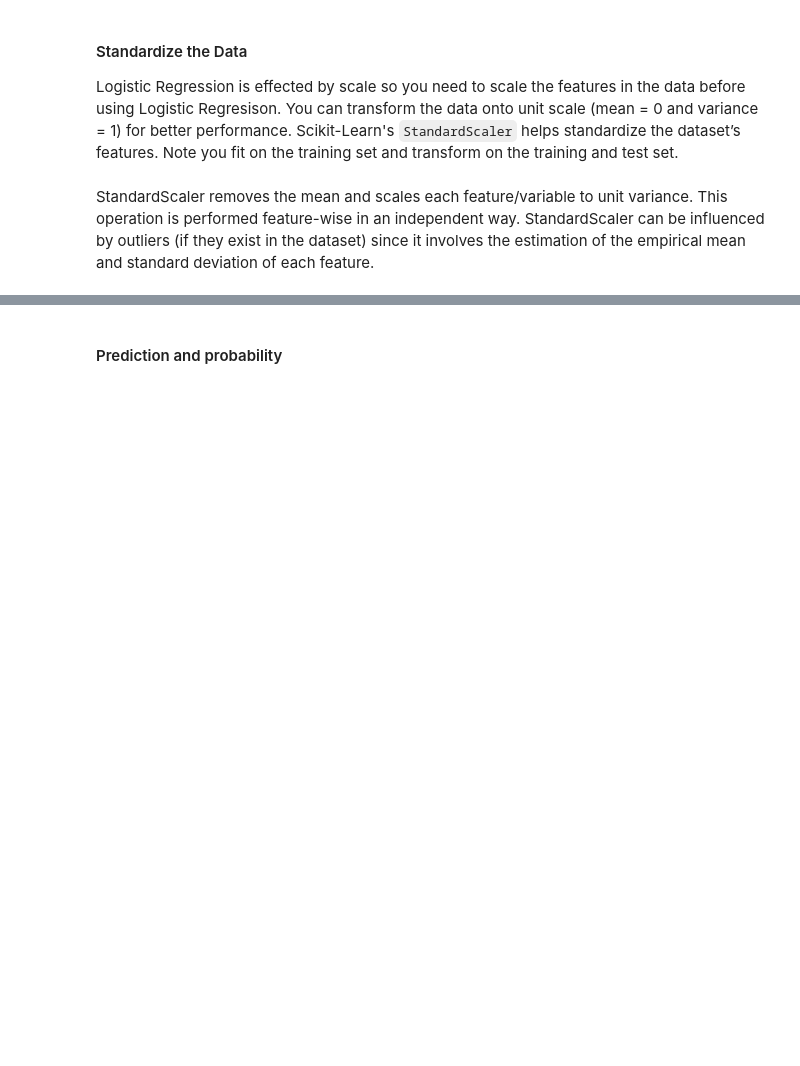
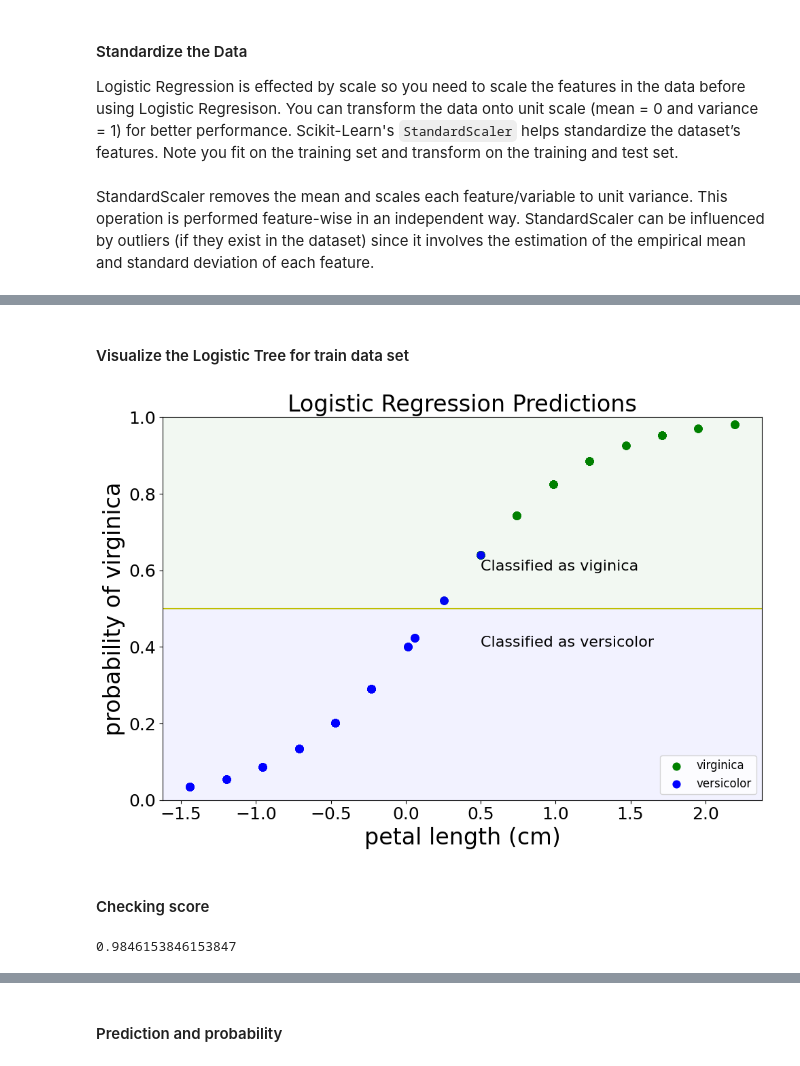
Before and after one commit to sahan77406/Supervised_Algorithms_Projects, a Jupyter notebook: Logistic Regression/Logistic_Regression.ipynb, the cells around one changed output, grey strips where cells are left out. Cells and saved outputs as stored; diff of their text form; code cells hidden in the pictures; blank space fills up the shorter version.

```diff
--- a/Logistic Regression/Logistic_Regression.ipynb
+++ b/Logistic Regression/Logistic_Regression.ipynb
@@ -135,0 +325,10 @@ array([-0.12093628])
+# %%
+# Access a group of rows and columns by label(s) or a boolean array.
+# .loc[] is primarily label based, but may also be used with a boolean array.
+
+df_combined = pd.DataFrame()
+df_combined.loc[:, 'petal length (cm)'] = x_train.reshape(-1)
+df_combined.loc[:, 'label'] = y_train.values
+df_combined['log_preds'] = pd.DataFrame(cv.predict_proba(x_train))[1]
+
+df_combined
@@ -135,0 +349,67 @@ array([-0.12093628])
+# %% [markdown]
+#### Visualize the Logistic Tree for train data set
+# %%
+# Create a figure and a set of subplots.
+# This utility wrapper makes it convenient to create common layouts of subplots, including the enclosing figure object, in a single call.
+# sepal_length (cm)	sepal_width (cm)	petal_length (cm)	petal_width (cm)
+
+
+fig, ax = plt.subplots(nrows = 1, ncols = 1, figsize = (10,7));
+versicolor_filter = df_combined['label'] == 0
+virginica_filter = df_combined['label'] == 1
+
+
+# A scatter plot of *y* vs. *x* with varying marker size and/or color.
+ax.scatter(df_combined.loc[virginica_filter, 'petal length (cm)'].values,
+                df_combined.loc[virginica_filter, 'log_preds'].values,
+            color = 'g',
+            s = 60,
+            label = 'virginica')
+
+# A scatter plot of *y* vs. *x* with varying marker size and/or color.
+ax.scatter(df_combined.loc[versicolor_filter, 'petal length (cm)'].values,
+                df_combined.loc[versicolor_filter, 'log_preds'].values,
+            color = 'b',
+            s = 60,
+            label = 'versicolor')
+
+# Add a horizontal line across the Axes.
+ax.axhline(y = .5, c = 'y')
+
+# Add a horizontal span (rectangle) across the Axes.
+ax.axhspan(.5, 1, alpha=0.05, color='green')
+ax.axhspan(0, .4999, alpha=0.05, color='blue')
+
+# Add text to the Axes.
+ax.text(0.5, .6, 'Classified as viginica', fontsize = 16)
+ax.text(0.5, .4, 'Classified as versicolor', fontsize = 16)
+
+# Set the y-axis view limits.
+ax.set_ylim(0,1)
+
+# Place a legend on the Axes.
+ax.legend(loc = 'lower right', markerscale = 1.0, fontsize = 12)
+
+# Change the appearance of ticks, tick labels, and gridlines.
+ax.tick_params(labelsize = 18)
+
+# Set the label for the x-axis.
+ax.set_xlabel('petal length (cm)', fontsize = 24)
+
+# Set the label for the y-axis.
+ax.set_ylabel('probability of virginica', fontsize = 24)
+
+# Set a title for the Axes.
+ax.set_title('Logistic Regression Predictions', fontsize = 24)
+
+# Adjust the padding between and around subplots.
+fig.tight_layout()
+# %% [output]
+[figure, added]
+# %% [markdown]
+#### Checking score
+# %%
+# Checking score of the model on train data set
+lr_model.score(x_train, y_train)
+# %% [output]
+0.9846153846153847
```
Also changed, not shown: parts of 55 cells of this notebook, 13 other files.
